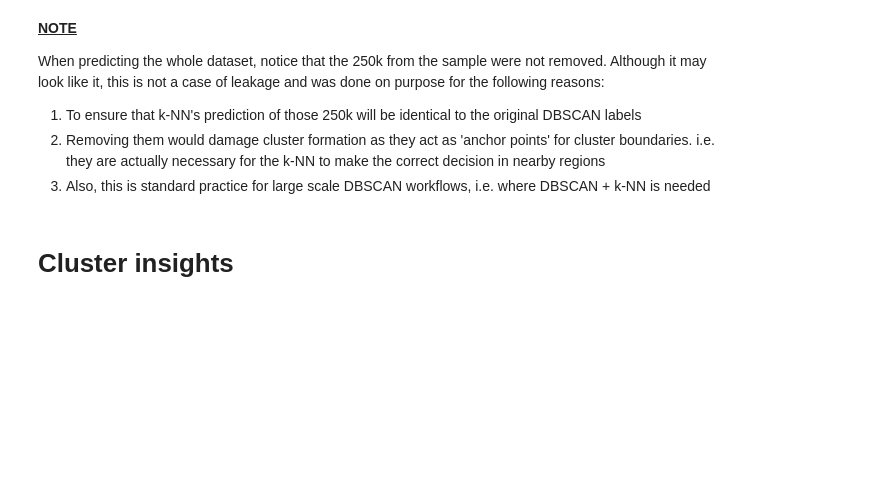
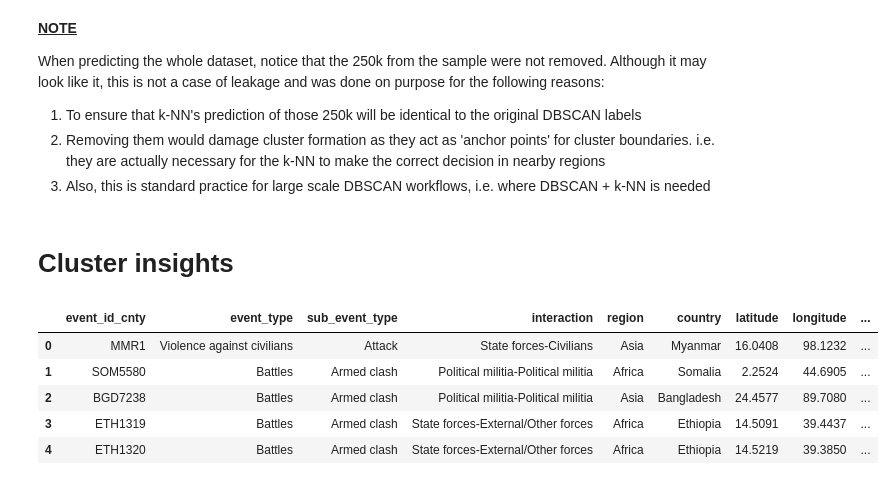
Before and after one commit to CoMa95/Armed-Conflict-Analytics, a Jupyter notebook: notebooks/03_modelling.ipynb, the cells around one changed output. Cells and saved outputs as stored; diff of their text form; code cells hidden in the pictures; blank space fills up the shorter version.

Commit message:
Attach labels with original (cleaned) dataset.

```diff
--- a/notebooks/03_modelling.ipynb
+++ b/notebooks/03_modelling.ipynb
@@ -207,3 +208,28 @@ When predicting the whole dataset, notice that the 250k from the sample were not
 3. Also, this is standard practice for large scale DBSCAN workflows, i.e. where DBSCAN + k-NN is needed
 # %% [markdown]
 # Cluster insights
+# %%
+# add labels to original clean data
+
+# select only labels and event id from full dataset with clusters
+df_clusters = df_input_whole.reset_index()[["event_id_cnty", "cluster"]]
+df_clusters.head()
+
+# load original clean data
+df_clean = pd.read_csv(Path.cwd().parent / 'data/clean/acled_clean.csv')
+
+# merge clusters with original clean data
+df = df_clean.merge(
+    df_clusters,
+    on="event_id_cnty",
+    how="left"
+)
+
+df.head()
+# %% [output]
+|  | event_id_cnty | event_type | sub_event_type | interaction | region | country | latitude | longitude | ... |
+| 0 | MMR1 | Violence against civilians | Attack | State forces-Civilians | Asia | Myanmar | 16.0408 | 98.1232 | ... |
+| 1 | SOM5580 | Battles | Armed clash | Political militia-Political militia | Africa | Somalia | 2.2524 | 44.6905 | ... |
+| 2 | BGD7238 | Battles | Armed clash | Political militia-Political militia | Asia | Bangladesh | 24.4577 | 89.7080 | ... |
+| 3 | ETH1319 | Battles | Armed clash | State forces-External/Other forces | Africa | Ethiopia | 14.5091 | 39.4437 | ... |
+| 4 | ETH1320 | Battles | Armed clash | State forces-External/Other forces | Africa | Ethiopia | 14.5219 | 39.3850 | ... |
```
Also changed, not shown: parts of 7 cells of this notebook.
